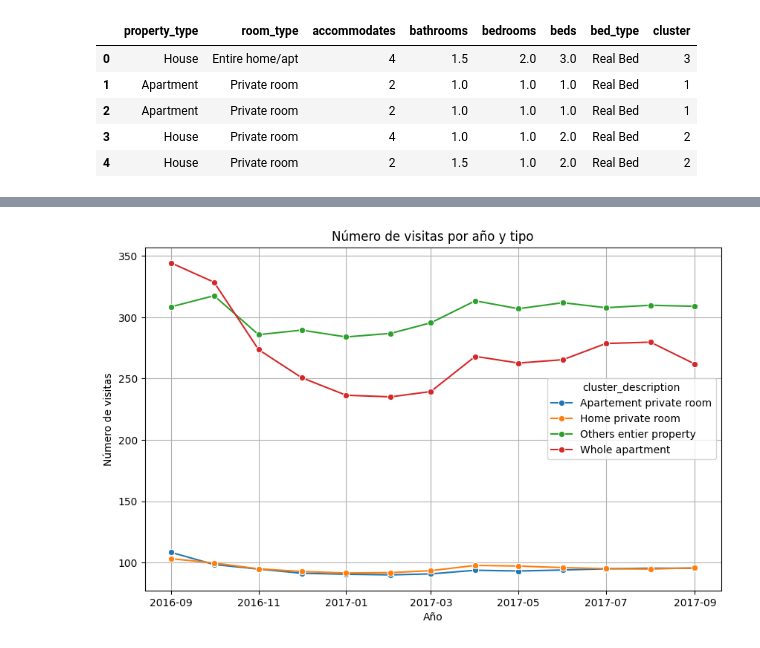
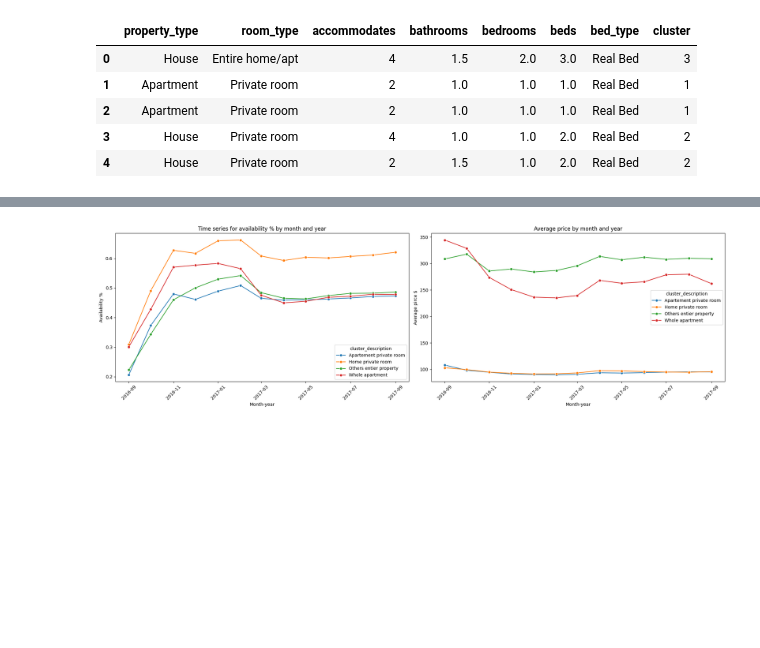
Before and after one commit to RicardoAlc1988/Data_Science_Nanodegree, a Jupyter notebook: Boston_Airbnb_Open_Data.ipynb, the cells around one changed output, grey strips where cells are left out. Cells and saved outputs as stored; diff of their text form; code cells hidden in the pictures; blank space fills up the shorter version.

```diff
--- a/Boston_Airbnb_Open_Data.ipynb
+++ b/Boston_Airbnb_Open_Data.ipynb
@@ -695,12 +672,30 @@ plt.grid(True)
-# %%
- # Crear el gráfico
-plt.figure(figsize=(10, 6))
-sns.lineplot(data=t_df, x='month_year', y='avg_price', hue='cluster_description', marker='o')
-
-# Añadir títulos y etiquetas
-plt.title('Número de visitas por año y tipo')
-plt.xlabel('Año')
-plt.ylabel('Número de visitas')
-plt.grid(True)
-# %% [output]
-[figure, removed]
+# %%
+
+# Crear una figura y ejes
+fig, (ax1, ax2) = plt.subplots(1, 2, figsize=(20, 6), sharex=True)
+
+# Graficar la primera serie en el primer eje
+sns.lineplot(data=t_df, x='month_year', y='availability_perc', hue='cluster_description', marker='o', ax=ax1)
+ax1.set_title('Time series for availability % by month and year')
+ax1.set_xlabel('Month-year')
+ax1.set_ylabel('Availability %')
+ax1.grid(False)
+
+# Graficar la segunda serie en el segundo eje
+sns.lineplot(data=t_df, x='month_year', y='avg_price', hue='cluster_description', marker='o', ax=ax2)
+ax2.set_title('Average price by month and year')
+ax2.set_xlabel('Month-year')
+ax2.set_ylabel('Average pirce $')
+ax2.grid(False)
+
+# Rotar las etiquetas del eje X para ambos gráficos
+plt.setp(ax1.xaxis.get_majorticklabels(), rotation=45)
+plt.setp(ax2.xaxis.get_majorticklabels(), rotation=45)
+
+# Ajustar el diseño del gráfico
+fig.tight_layout()
+
+# Mostrar el gráfico
+plt.show()
+# %% [output]
+[figure, added]
```
Also changed, not shown: parts of 11 cells of this notebook.
